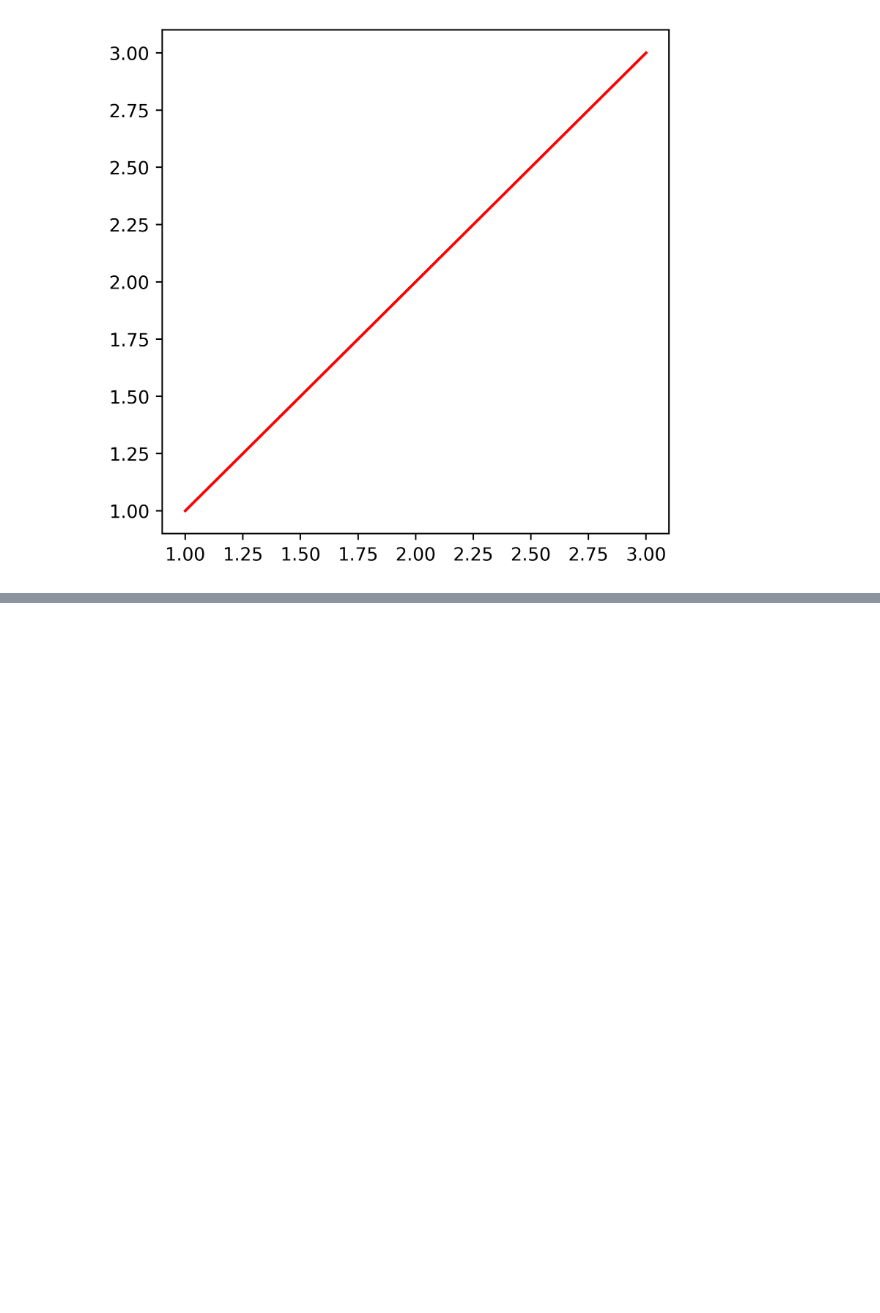
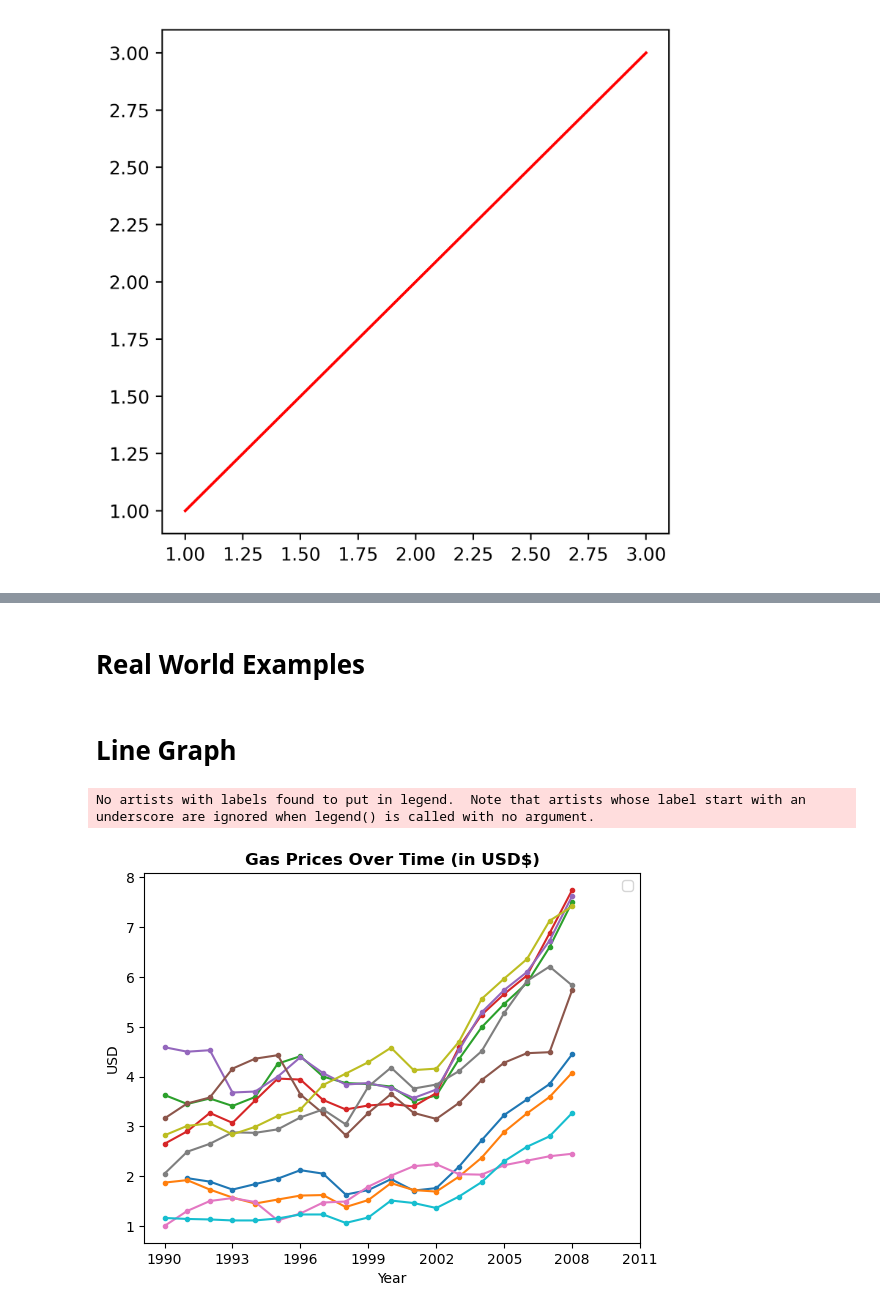
Before and after one commit to Koustavjr/PythonForML, a Jupyter notebook: 17-matplotlib/notes.ipynb, the cells around one changed output, grey strips where cells are left out. Cells and saved outputs as stored; diff of their text form; code cells hidden in the pictures; blank space fills up the shorter version.

```diff
--- a/17-matplotlib/notes.ipynb
+++ b/17-matplotlib/notes.ipynb
@@ -59,0 +76,2 @@ plt.show()
+# %% [markdown]
+# Real World Examples
@@ -59,0 +82,23 @@ plt.show()
+# %% [markdown]
+# Line Graph
+# %%
+gas=pd.read_csv('gas_prices.csv')
+#print(gas)
+plt.title("Gas Prices Over Time (in USD$)",fontdict={"fontweight":"bold"})
+# plt.plot(gas["Year"],gas["USA"],'b.-',label="United States")
+# plt.plot(gas.Year,gas.Canada,'g.-',label="Canada")
+
+# Another way
+for country in  gas:
+    if country!='Year':
+        plt.plot(gas.Year,gas[country],marker='.')
+# upto 2011
+plt.xticks(gas.Year[::3].tolist()+[2011])
+plt.xlabel("Year")
+plt.ylabel("USD")
+plt.legend()
+plt.savefig("gas_price.jpg",dpi=300)
+plt.show()
+# %% [output]
+No artists with labels found to put in legend.  Note that artists whose label start with an underscore are ignored when legend() is called with no argument.
+[figure, added]
```
Also changed, not shown: parts of 12 cells of this notebook, 3 other files.
